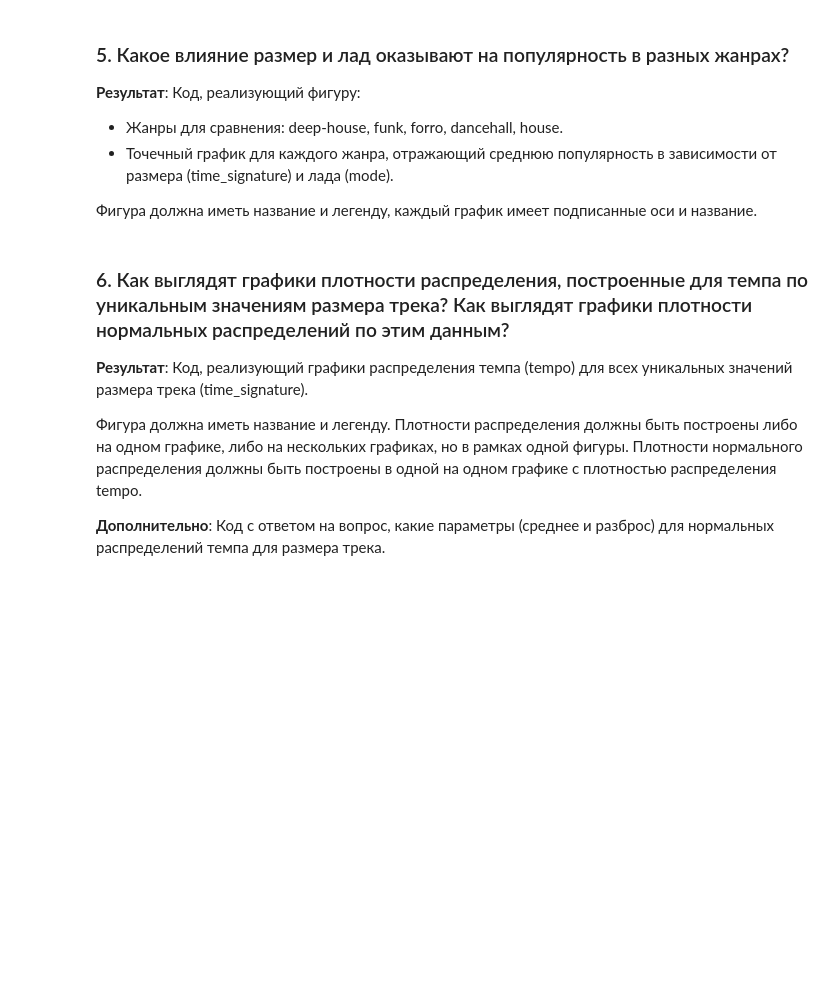
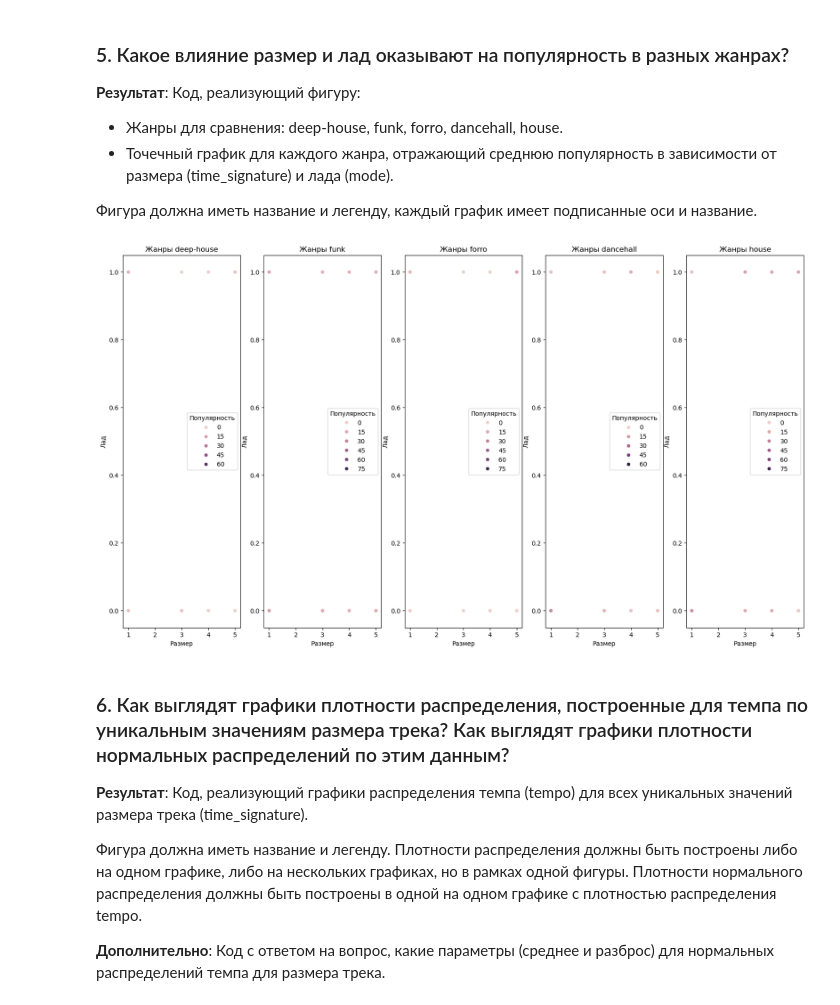
Before and after one commit to Qutespy/ml_mipt_dafe, a Jupyter notebook: homeworks/hw0/hw0.ipynb, the cells around one changed output. Saved outputs shown, nothing was run; the diff lists cells and outputs as text; code cells hidden in the pictures; blank space fills up the shorter version.

```diff
--- a/homeworks/hw0/hw0.ipynb
+++ b/homeworks/hw0/hw0.ipynb
@@ -305,6 +401,23 @@ datahead = pd.DataFrame(head_average).reset_index()
 Фигура должна иметь название и легенду, каждый график имеет подписанные оси и название.
 # %%
 # YOUR CODE HERE
+my_genres = ["deep-house", "funk", "forro", "dancehall", "house"]
+
+filtered_df = df[df['genre'].isin(my_genres)]
+
+new_df = filtered_df[["genre", "popularity", "time_signature", "mode"]]
+
+fig, axes = plt.subplots(1, 5, figsize = (20, 11))
+axes = axes.flatten()
+for i, genre in enumerate(my_genres):
+    ax = axes[i]
+    sns.scatterplot(data=new_df[new_df['genre'] == genre], x='time_signature', y='mode', hue='popularity', ax = ax)
+    ax.set_title(f'Жанр {genre}')
+    ax.set_xlabel('Размер')
+    ax.set_ylabel('Лад')
+    ax.legend(title='Популярность')
+# %% [output]
+[figure, added]
 # %% [markdown]
 ### 6. Как выглядят графики плотности распределения, построенные для темпа по уникальным значениям размера трека? Как выглядят графики плотности нормальных распределений по этим данным?
 **Результат**: Код, реализующий графики распределения темпа (tempo) для всех уникальных значений размера трека (time_signature).
```
Also changed, not shown: parts of 8 cells of this notebook.
